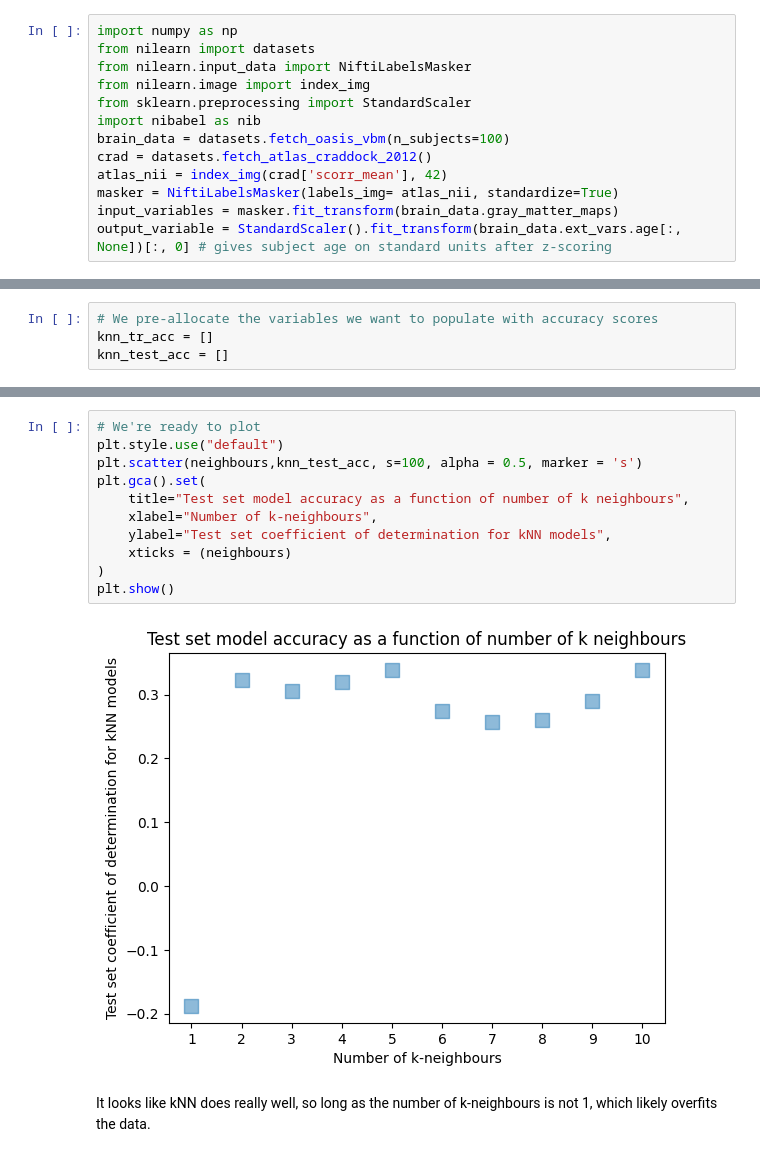
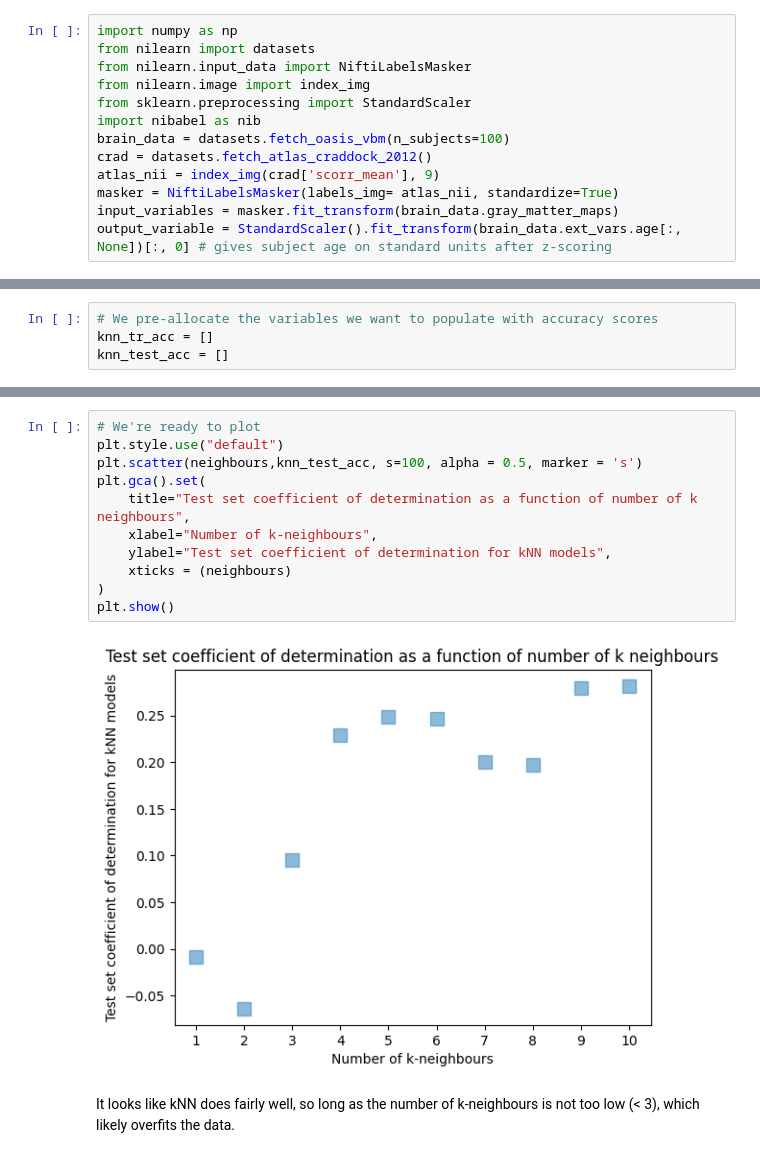
Before and after one commit to OscarBedford/MLCourse_Weekly_Exercises, a Jupyter notebook: Exercise5_7_ML.ipynb, the cells around one changed output, grey strips where cells are left out. Cells and saved outputs as stored; diff of their text form.

```diff
--- a/Exercise5_7_ML.ipynb
+++ b/Exercise5_7_ML.ipynb
@@ -31,7 +31,7 @@ from sklearn.preprocessing import StandardScaler
 import nibabel as nib
 brain_data = datasets.fetch_oasis_vbm(n_subjects=100)
 crad = datasets.fetch_atlas_craddock_2012()
-atlas_nii = index_img(crad['scorr_mean'], 42)
+atlas_nii = index_img(crad['scorr_mean'], 9)
 masker = NiftiLabelsMasker(labels_img= atlas_nii, standardize=True)
 input_variables = masker.fit_transform(brain_data.gray_matter_maps)
 output_variable = StandardScaler().fit_transform(brain_data.ext_vars.age[:, None])[:, 0] # gives subject age on standard units after z-scoring
@@ -110,15 +110,15 @@ kNN test accuracy: 0.34 (coefficient of determination)
 # %%
 # We're ready to plot
 plt.style.use("default")
 plt.scatter(neighbours,knn_test_acc, s=100, alpha = 0.5, marker = 's')
 plt.gca().set(
-    title="Test set model accuracy as a function of number of k neighbours",
+    title="Test set coefficient of determination as a function of number of k neighbours",
     xlabel="Number of k-neighbours",
     ylabel="Test set coefficient of determination for kNN models",
     xticks = (neighbours)
 )
 plt.show()
 # %% [output]
-[figure, old version]
+[figure, new version]
 # %% [markdown]
-It looks like kNN does really well, so long as the number of k-neighbours is not 1, which likely overfits the data.
+It looks like kNN does fairly well, so long as the number of k-neighbours is not too low (< 3), which likely overfits the data.
```
Also changed, not shown: parts of 3 cells of this notebook.
